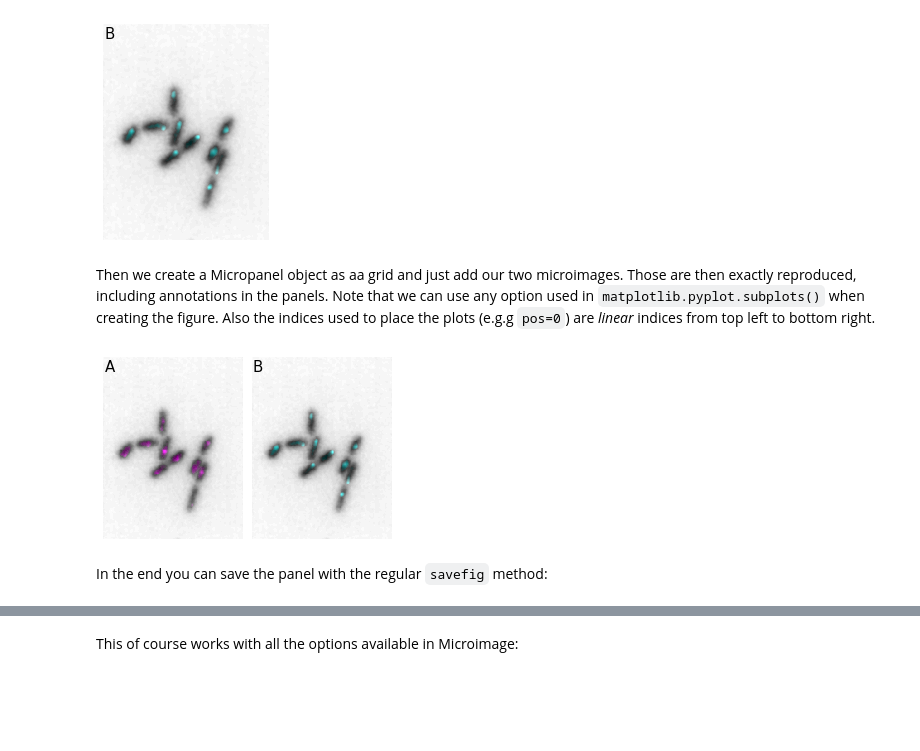
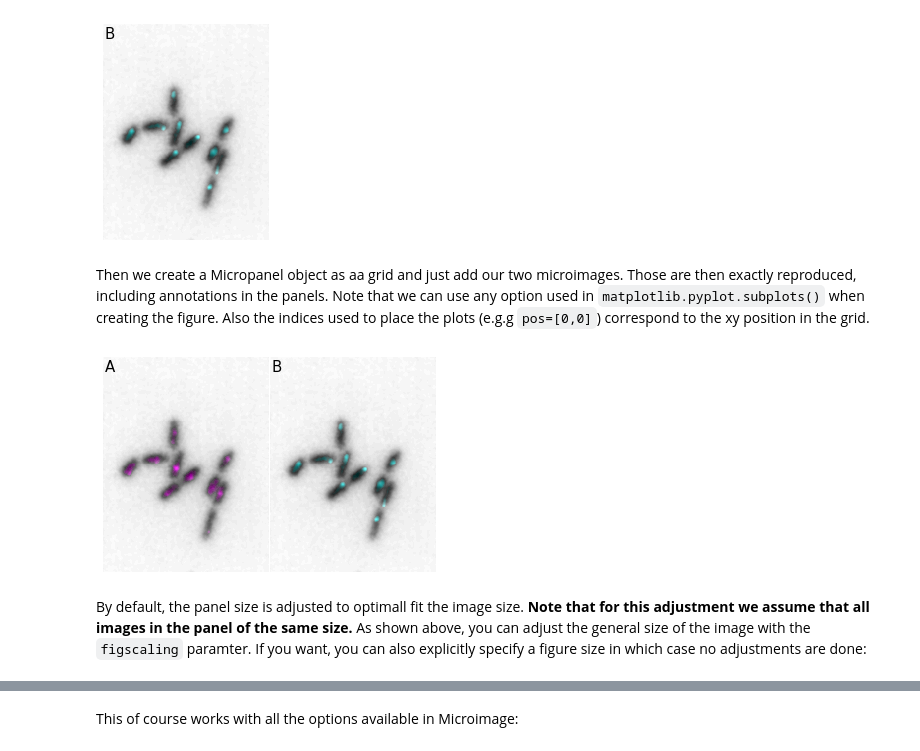
Before and after one commit to guiwitz/microfilm, a Jupyter notebook: _sources/notebooks/create_panels.ipynb, the cells around one changed output, grey strips where cells are left out. Saved outputs shown, nothing was run; the diff lists cells and outputs as text; code cells hidden in the pictures; blank space fills up the shorter version.

````diff
--- a/_sources/notebooks/create_panels.ipynb
+++ b/_sources/notebooks/create_panels.ipynb
@@ -28,13 +28,13 @@ microim2 = microplot.microshow(images=[image[0, 10, :, :], image[2, 10, :, :]],
 # %% [output]
 [figure]
 # %% [markdown]
-Then we create a Micropanel object as aa grid and just add our two microimages. Those are then exactly reproduced, including annotations in the panels. Note that we can use any option used in ```matplotlib.pyplot.subplots()``` when creating the figure. Also the indices used to place the plots (e.g.g ```pos=0```) are *linear* indices from top left to bottom right.
+Then we create a Micropanel object as aa grid and just add our two microimages. Those are then exactly reproduced, including annotations in the panels. Note that we can use any option used in ```matplotlib.pyplot.subplots()``` when creating the figure. Also the indices used to place the plots (e.g.g ```pos=[0,0]```) correspond to the xy position in the grid.
 # %%
-micropanel = microplot.Micropanel(rows=1, cols=2, figsize=[3, 2])
+micropanel = microplot.Micropanel(rows=1, cols=2, figscaling=3)
 
 micropanel.add_element(pos=[0,0], microim=microim1)
 micropanel.add_element(pos=[0,1], microim=microim2)
 # %% [output]
-[figure, old version]
+[figure, new version]
 # %% [markdown]
-In the end you can save the panel with the regular ```savefig``` method:
+By default, the panel size is adjusted to optimall fit the image size. **Note that for this adjustment we assume that all images in the panel of the same size.** As shown above, you can adjust the general size of the image with the ```figscaling``` paramter. If you want, you can also explicitly specify a figure size in which case no adjustments are done:
````
Also changed, not shown: parts of 6 cells of this notebook, 41 other files.
